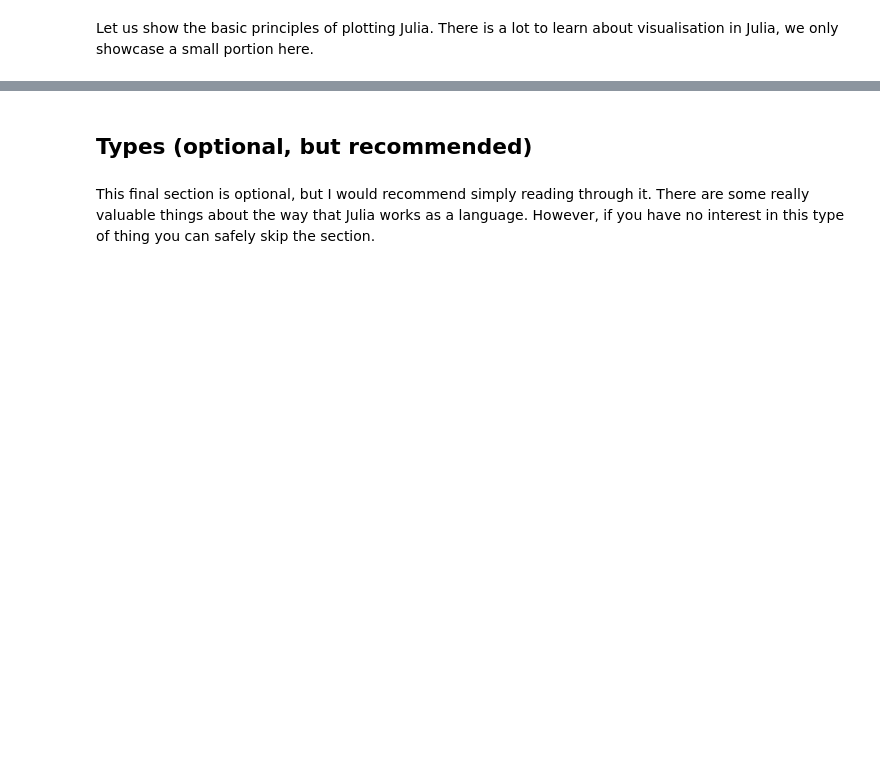
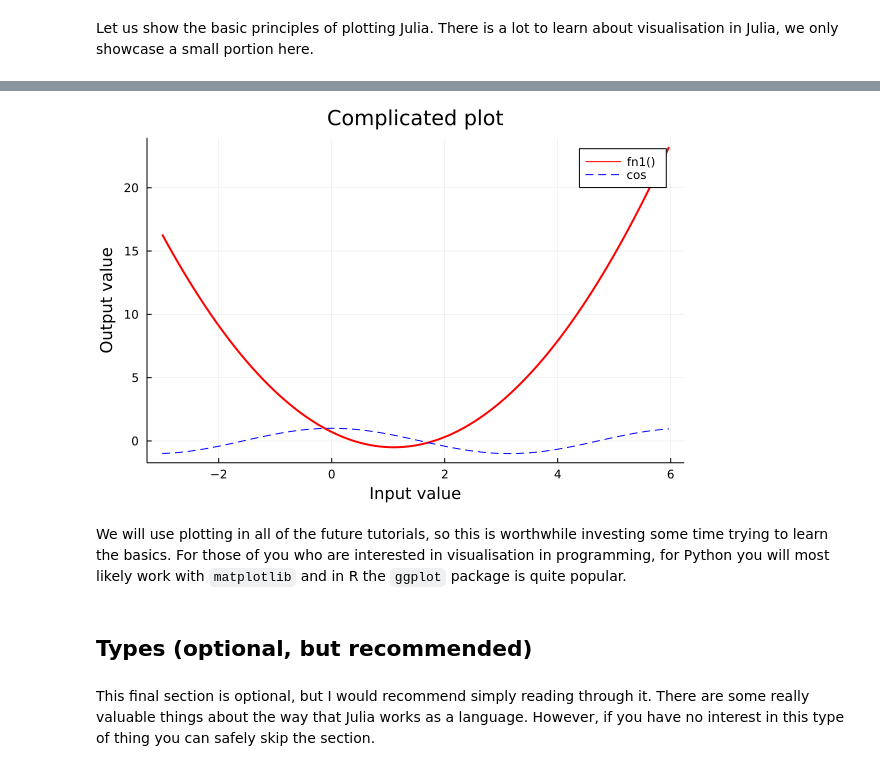
Before and after one commit to DawievLill/Macro-318, a Jupyter notebook: notebooks/tut1_introduction.ipynb, the cells around one changed output, grey strips where cells are left out. Drawn from its saved outputs; the diff is of its cells as text; code cells hidden in the pictures; blank space fills up the shorter version.

```diff
--- a/notebooks/tut1_introduction.ipynb
+++ b/notebooks/tut1_introduction.ipynb
@@ -817,12 +871,16 @@ function fn1(x) #define a new function to plot
 # %%
 plot( [x x],[fn1.(x) cos.(x)],
            linecolor = [:red :blue],
            linestyle = [:solid :dash],
            linewidth = [2 1],
            label = ["fn1()" "cos"],
-           title = "My Results",
-           xlabel = "x",
-           ylabel = "my output value" )
+           title = "Complicated plot",
+           xlabel = "Input value",
+           ylabel = "Output value" )
+# %% [output]
+[figure, added]
+# %% [markdown]
+We will use plotting in all of the future tutorials, so this is worthwhile investing some time trying to learn the basics. For those of you who are interested in visualisation in programming, for Python you will most likely work with `matplotlib` and in R the `ggplot` package is quite popular.
 # %% [markdown]
 ## Types (optional, but recommended)
 # %% [markdown]
```
Also changed, not shown: parts of 23 cells of this notebook.
